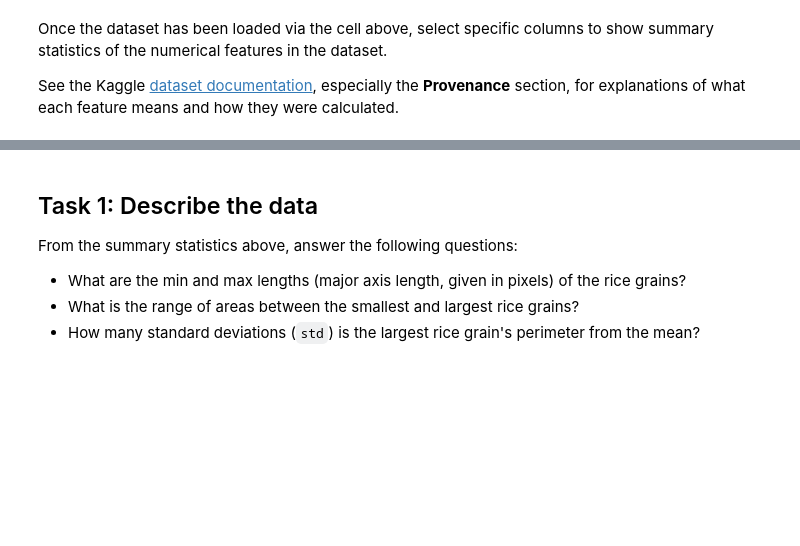
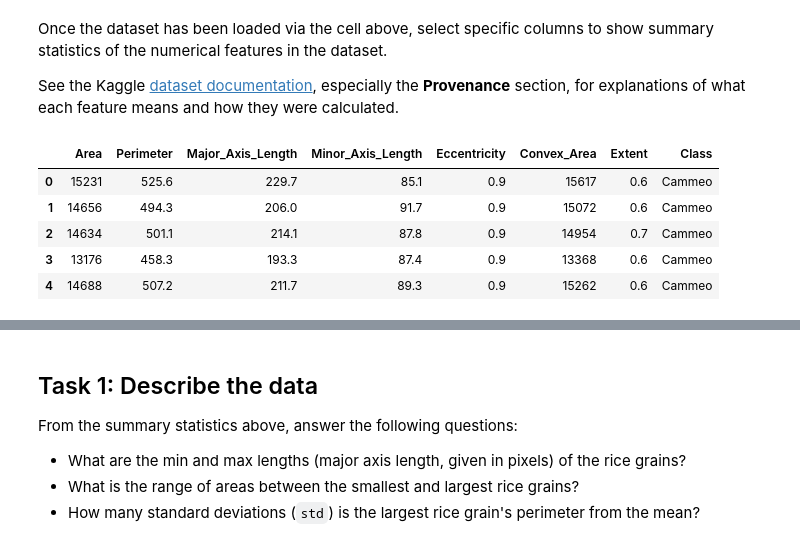
Before and after one commit to AnantChandra/google-ml-edu, a Jupyter notebook: binary_classification_rice.ipynb, the cells around one changed output, grey strips where cells are left out. Cells and saved outputs as stored; diff of their text form; code cells hidden in the pictures; blank space fills up the shorter version.

```diff
--- a/binary_classification_rice.ipynb
+++ b/binary_classification_rice.ipynb
@@ -78,6 +98,15 @@ rice_dataset_raw = pd.read_csv("https://download.mlcc.google.com/mledu-datasets/
 Once the dataset has been loaded via the cell above, select specific columns to show summary statistics of the numerical features in the dataset.
 
 See the Kaggle [dataset documentation](https://www.kaggle.com/datasets/muratkokludataset/rice-dataset-commeo-and-osmancik), especially the **Provenance** section, for explanations of what each feature means and how they were calculated.
+# %%
+rice_dataset_raw.head()
+# %% [output]
+|  | Area | Perimeter | Major_Axis_Length | Minor_Axis_Length | Eccentricity | Convex_Area | Extent | Class |
+| 0 | 15231 | 525.6 | 229.7 | 85.1 | 0.9 | 15617 | 0.6 | Cammeo |
+| 1 | 14656 | 494.3 | 206.0 | 91.7 | 0.9 | 15072 | 0.6 | Cammeo |
+| 2 | 14634 | 501.1 | 214.1 | 87.8 | 0.9 | 14954 | 0.7 | Cammeo |
+| 3 | 13176 | 458.3 | 193.3 | 87.4 | 0.9 | 13368 | 0.6 | Cammeo |
+| 4 | 14688 | 507.2 | 211.7 | 89.3 | 0.9 | 15262 | 0.6 | Cammeo |
 # %%
 # @title
 # Read and provide statistics on the dataset.
```
Also changed, not shown: parts of 18 cells of this notebook.
